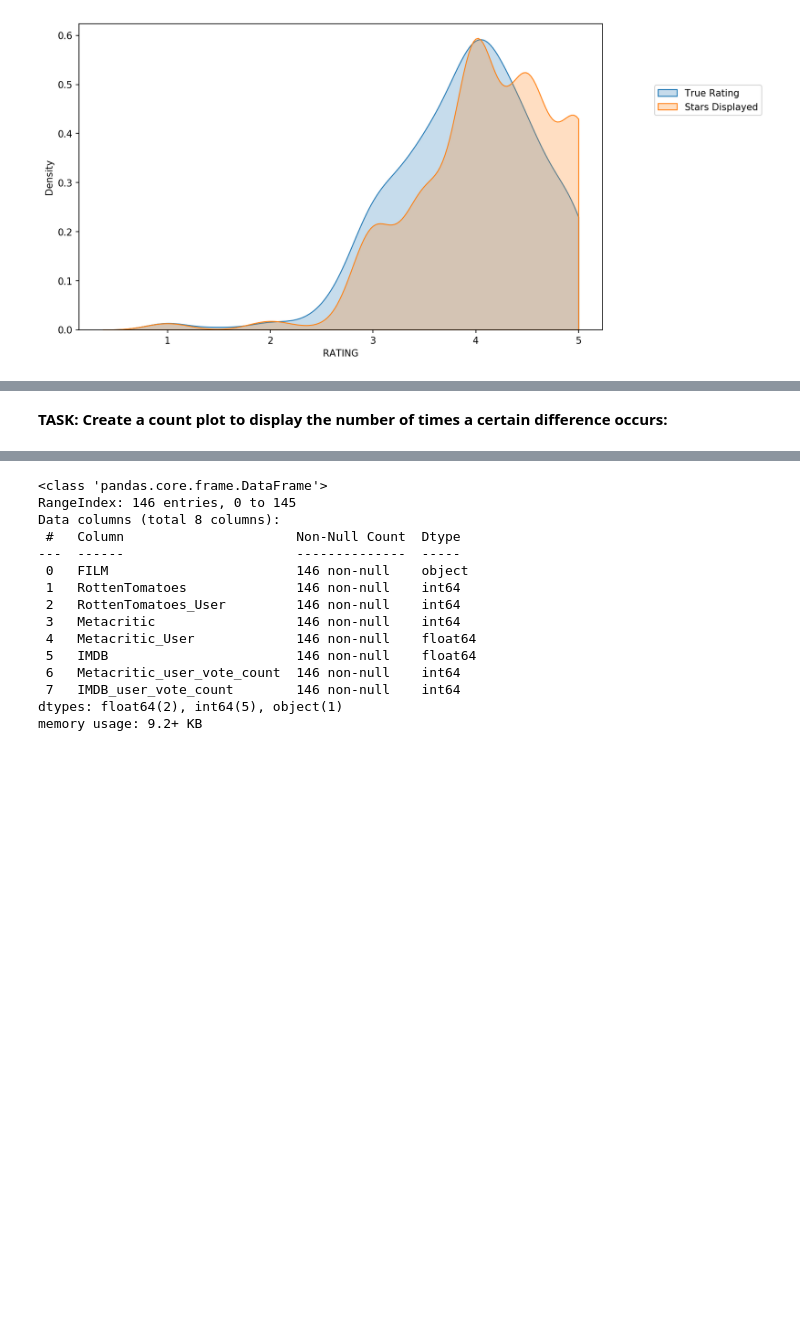
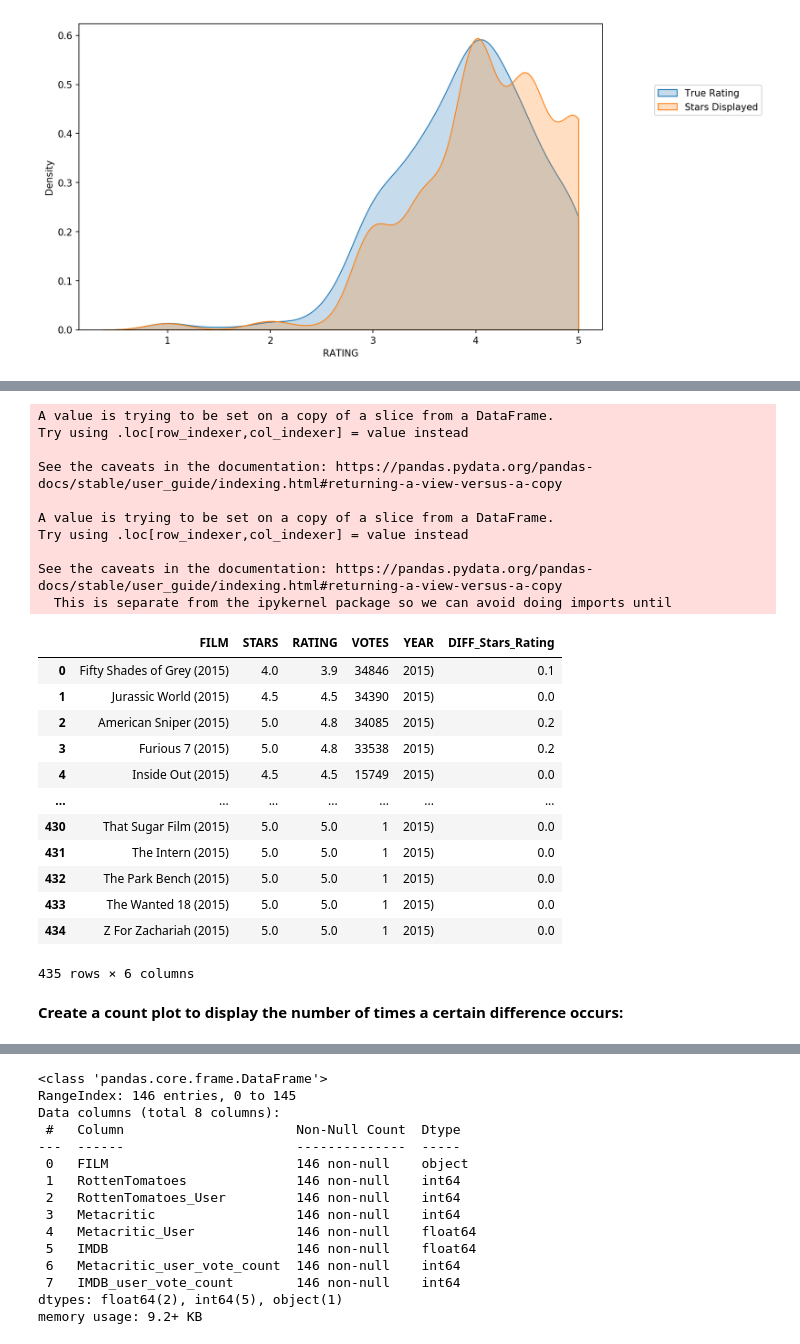
Before and after one commit to FarzinRad/Comparison-online-movie-score, a Jupyter notebook: Comparison-online-movie-score .ipynb, the cells around one changed output, grey strips where cells are left out. Cells and saved outputs as stored; diff of their text form; code cells hidden in the pictures; blank space fills up the shorter version.

```diff
--- a/Comparison-online-movie-score .ipynb
+++ b/Comparison-online-movie-score .ipynb
@@ -302,2 +285,31 @@ plt.legend(loc = (1.1, 0.7));
+# %%
+# Diffrences between Stars and Rating
+fandango_plus['DIFF_Stars_Rating']= fandango_plus['STARS'] - fandango_plus['RATING']
+fandango_plus['DIFF_Stars_Rating'] = fandango_plus['DIFF_Stars_Rating'].round(2)
+fandango_plus
+# %% [output]
+A value is trying to be set on a copy of a slice from a DataFrame.
+Try using .loc[row_indexer,col_indexer] = value instead
+
+See the caveats in the documentation: https://pandas.pydata.org/pandas-docs/stable/user_guide/indexing.html#returning-a-view-versus-a-copy
+
+A value is trying to be set on a copy of a slice from a DataFrame.
+Try using .loc[row_indexer,col_indexer] = value instead
+
+See the caveats in the documentation: https://pandas.pydata.org/pandas-docs/stable/user_guide/indexing.html#returning-a-view-versus-a-copy
+  This is separate from the ipykernel package so we can avoid doing imports until
+|  | FILM | STARS | RATING | VOTES | YEAR | DIFF_Stars_Rating |
+| 0 | Fifty Shades of Grey (2015) | 4.0 | 3.9 | 34846 | 2015) | 0.1 |
+| 1 | Jurassic World (2015) | 4.5 | 4.5 | 34390 | 2015) | 0.0 |
+| 2 | American Sniper (2015) | 5.0 | 4.8 | 34085 | 2015) | 0.2 |
+| 3 | Furious 7 (2015) | 5.0 | 4.8 | 33538 | 2015) | 0.2 |
+| 4 | Inside Out (2015) | 4.5 | 4.5 | 15749 | 2015) | 0.0 |
+| ... | ... | ... | ... | ... | ... | ... |
+| 430 | That Sugar Film (2015) | 5.0 | 5.0 | 1 | 2015) | 0.0 |
+| 431 | The Intern (2015) | 5.0 | 5.0 | 1 | 2015) | 0.0 |
+| 432 | The Park Bench (2015) | 5.0 | 5.0 | 1 | 2015) | 0.0 |
+| 433 | The Wanted 18 (2015) | 5.0 | 5.0 | 1 | 2015) | 0.0 |
+| 434 | Z For Zachariah (2015) | 5.0 | 5.0 | 1 | 2015) | 0.0 |
+435 rows × 6 columns
 # %% [markdown]
-**TASK: Create a count plot to display the number of times a certain difference occurs:**
+**Create a count plot to display the number of times a certain difference occurs:**
```
Also changed, not shown: parts of 16 cells of this notebook.
